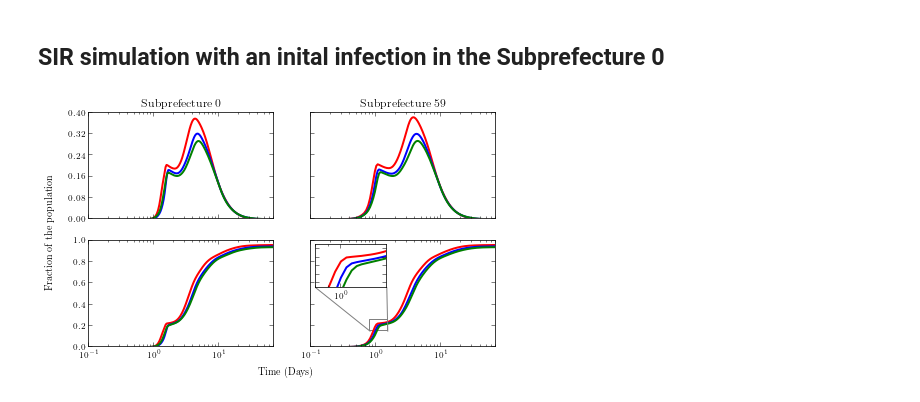
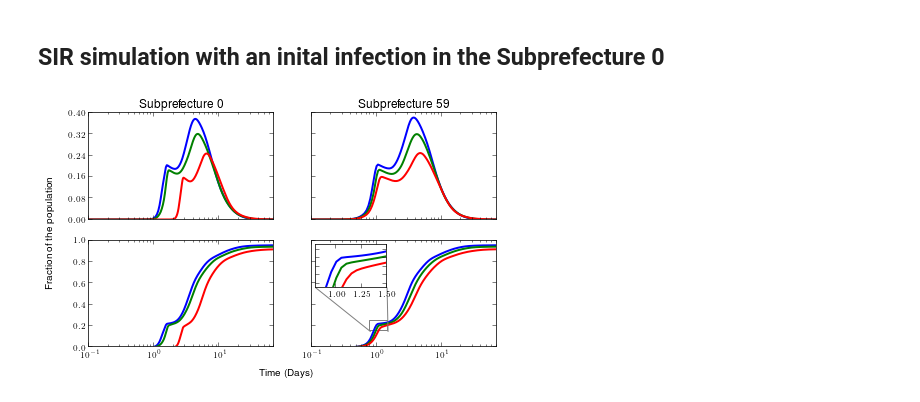
Before and after one commit to ComplexNetTSP/Simulation-Files-for-Large-Scale-Model-for-Information-Dissemination-with-Device-to-Device, a Jupyter notebook: Results/plots.ipynb, the cells around one changed output. Saved outputs shown, nothing was run; the diff lists cells and outputs as text; code cells hidden in the pictures.

```diff
--- a/Results/plots.ipynb
+++ b/Results/plots.ipynb
@@ -60,7 +106,11 @@ x = np.linspace(tau,70,len(Inl))
 from mpl_toolkits.axes_grid1.inset_locator import zoomed_inset_axes
 from mpl_toolkits.axes_grid1.inset_locator import mark_inset
 from matplotlib.ticker import MaxNLocator
-my_locator = MaxNLocator(6)
+locator_6 = MaxNLocator(6)
+locator_3 = MaxNLocator(3)
+locator_2 = MaxNLocator(2)
+
+cmap = cm.jet
 
 rcParams['axes.labelsize'] = 9
 rcParams['xtick.labelsize'] = 9
@@ -79,12 +129,14 @@ f, axarr = plt.subplots(2, 2,sharex=True)
 
 f.text(0.05, 0.5, 'Fraction of the population', ha='center', va='center', rotation='vertical')
 f.text(0.5, 0.04, 'Time (Days)', ha='center', va='center')
-axarr[0,0].semilogx(x,np.array(Inl)/pop, 'r')
-axarr[0,0].semilogx(x,np.array(Il_mu2)/pop, 'b')
-axarr[0,0].semilogx(x,np.array(Il_mu3)/pop, 'g')
+axarr[0,0].semilogx(x,np.array(Inl)/pop)
+axarr[0,0].semilogx(x,np.array(Il_mu2)/pop)
+#axarr[0,0].semilogx(x,np.array(Il_mu3)/pop)
+#axarr[0,0].semilogx(x,np.array(Il_mu4)/pop)
+axarr[0,0].semilogx(x,np.array(Il_mu5)/pop)
 axarr[0,0].set_xlim(0.1,70.0)
 axarr[0,0].set_title('Subprefecture 0')
-axarr[0,0].yaxis.set_major_locator(my_locator)
+axarr[0,0].yaxis.set_major_locator(locator_6)
 #axarr[0,0].xlabel('Time (Days)')
 #axarr[0,0].ylabel('Fraction of the population')
 
@@ -96,45 +148,70 @@ y2 = (np.array(Il_mu2_R)+
       np.array(Il_mu2))/pop
 y3 = (np.array(EIl_mu3)+
       np.array(Il_mu3)+
       np.array(Il_mu3_ER)+
       np.array(Il_mu3_R))/pop
-axarr[1,0].semilogx(x,y1, 'r')
-axarr[1,0].semilogx(x,y2, 'b')
-axarr[1,0].semilogx(x,y3, 'g')
-
+y4 = (np.array(EIl_mu4)+
+      np.array(Il_mu4)+
+      np.array(Il_mu4_ER)+
+      np.array(Il_mu4_R))/pop
+y5 = (np.array(EIl_mu5)+
+      np.array(Il_mu5)+
+      np.array(Il_mu5_ER)+
+      np.array(Il_mu5_R))/pop
+axarr[1,0].semilogx(x,y1)
+axarr[1,0].semilogx(x,y2)
+#axarr[1,0].semilogx(x,y3)
+#axarr[1,0].semilogx(x,y4)
+axarr[1,0].semilogx(x,y5)
 
 axarr[0,1].set_title('Subprefecture 59')
-axarr[0,1].semilogx(x,np.array(Inl_59)/pop, 'r')
-axarr[0,1].semilogx(x,np.array(Il_mu2_59)/pop, 'b')
-axarr[0,1].semilogx(x,np.array(Il_mu3_59)/pop, 'g')
+axarr[0,1].semilogx(x,np.array(Inl_59)/pop)
+axarr[0,1].semilogx(x,np.array(Il_mu2_59)/pop)
+#axarr[0,1].semilogx(x,np.array(Il_mu3_59)/pop)
+#axarr[0,1].semilogx(x,np.array(Il_mu4_59)/pop)
+axarr[0,1].semilogx(x,np.array(Il_mu5_59)/pop)
+
 setp( axarr[0,1].get_yticklabels(), visible=False)
-axarr[0,1].yaxis.set_major_locator(my_locator)
+axarr[0,1].yaxis.set_major_locator(locator_6)
 y11 = (np.array(Inl_59)+np.array(Inl_59_R))/15686986
 y22 = (np.array(Il_mu2_59_R)+
       np.array(Il_mu2_59_ER)+
       np.array(EIl_mu2_59)+
       np.array(Il_mu2_59))/15686986
 y33 = (np.array(EIl_mu3_59)+
       np.array(Il_mu3_59)+
       np.array(Il_mu3_59_ER)+
       np.array(Il_mu3_59_R))/15686986
-axarr[1,1].semilogx(x,y11, 'r')
-axarr[1,1].semilogx(x,y22, 'b')
-axarr[1,1].semilogx(x,y33, 'g')
+y44 = (np.array(EIl_mu4_59)+
+      np.array(Il_mu4_59)+
+      np.array(Il_mu4_59_ER)+
+      np.array(Il_mu4_59_R))/15686986
+y55 = (np.array(EIl_mu5_59)+
+      np.array(Il_mu5_59)+
+      np.array(Il_mu5_59_ER)+
+      np.array(Il_mu5_59_R))/15686986
+axarr[1,1].semilogx(x,y11)
+axarr[1,1].semilogx(x,y22)
+#axarr[1,1].semilogx(x,y33)
+#axarr[1,1].semilogx(x,y44)
+axarr[1,1].semilogx(x,y55)
 setp( axarr[1,1].get_yticklabels(), visible=False)
 
 # Zoom in
 axins = zoomed_inset_axes(axarr[1,1], 4, loc=2) # zoom = 6
-axins.semilogx(x,y11, 'r')
-axins.semilogx(x,y22, 'b')
-axins.semilogx(x,y33, 'g')
+axins.plot(x,y11)
+axins.plot(x,y22)
+#axins.plot(x,y33)
+#axins.plot(x,y44)
+axins.plot(x,y55)
 axins.set_xlim(0.8, 1.5)
 axins.set_ylim(0.15, 0.25)
+axins.xaxis.set_major_locator(locator_3)
 
 mark_inset(axarr[1,1], axins, loc1=3, loc2=4, fc="none", ec="0.5")
 setp(axins.get_yticklabels(), visible=False)
 
 savefig('fig1.pdf')
 savefig('fig1.svg')
 # %% [output]
-[figure, old version]
+[figure, new version]
```
Also changed, not shown: parts of 2 cells of this notebook, 33 other files.
